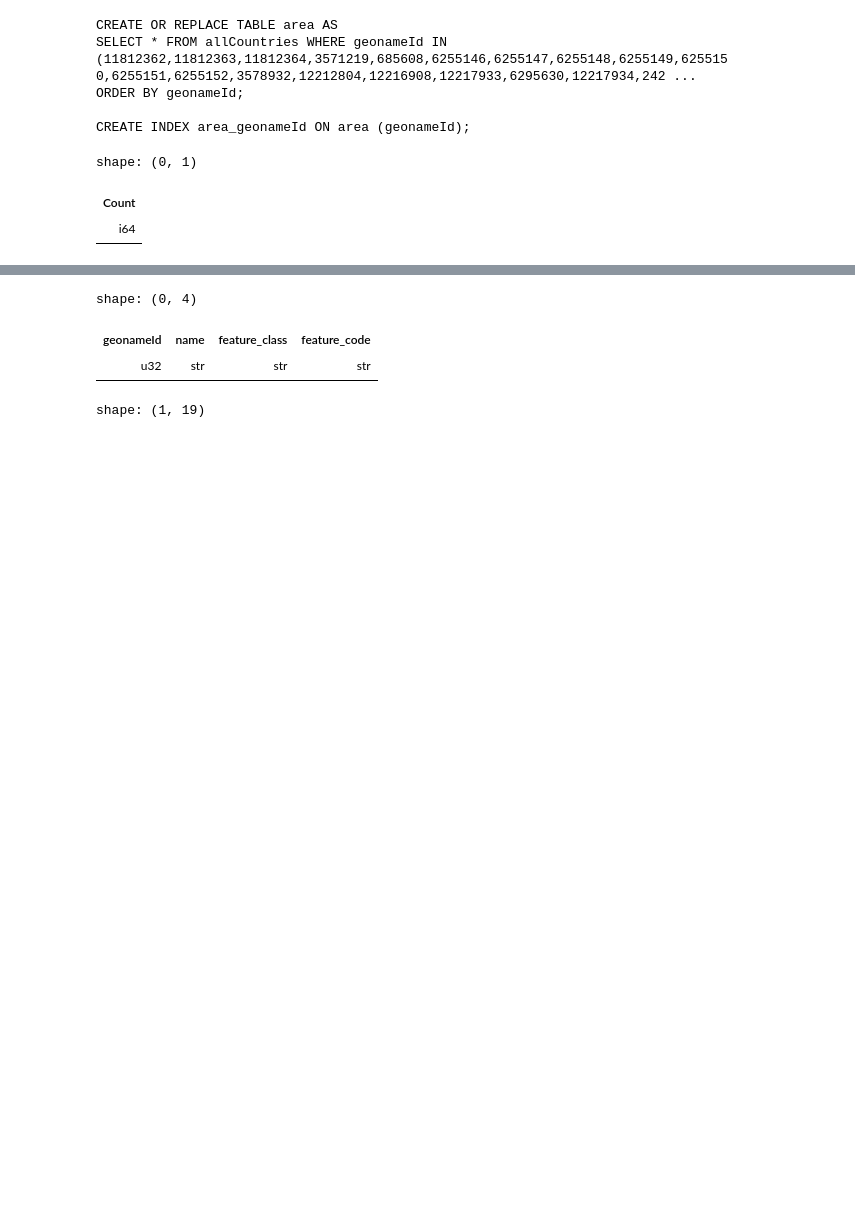
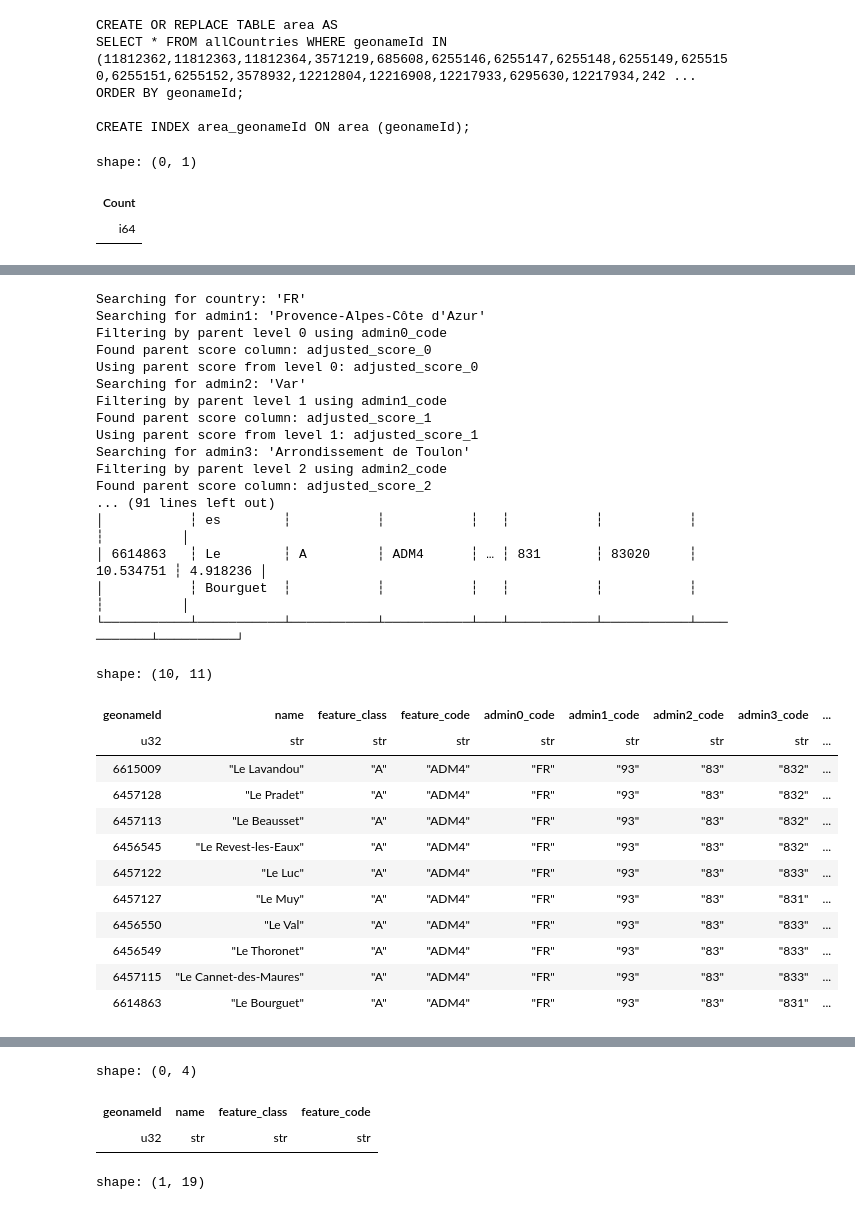
Before and after one commit to SamBroomy/heisenberg, a Jupyter notebook: test.ipynb, the cells around one changed output, grey strips where cells are left out. Saved outputs shown, nothing was run; the diff lists cells and outputs as text; code cells hidden in the pictures; blank space fills up the shorter version.

```diff
--- a/test.ipynb
+++ b/test.ipynb
@@ -1383,3 +1801,59 @@ shape: (0, 1)
+# %%
+# Search through the admin hierarchy
+results = hierarchical_search(
+    search_terms=[
+        "FR",
+        "Provence-Alpes-Côte d'Azur",
+        "Var",
+        "Arrondissement de Toulon",
+        "Le Lavandou",
+    ],
+    con=con,
+)
+
+# Access results for each level
+if "country" in results:
+    print("Country results:", results["country"])
+if "admin1" in results:
+    print("Admin1 results:", results["admin1"])
+if "admin2" in results:
+    print("Admin2 results:", results["admin2"])
+if "admin3" in results:
+    print("Admin3 results:", results["admin3"])
+if "admin4" in results:
+    print("Admin4 results:", results["admin4"])
+results["admin4"]
+# %% [output]
+Searching for country: 'FR'
+Searching for admin1: 'Provence-Alpes-Côte d'Azur'
+Filtering by parent level 0 using admin0_code
+Found parent score column: adjusted_score_0
+Using parent score from level 0: adjusted_score_0
+Searching for admin2: 'Var'
+Filtering by parent level 1 using admin1_code
+Found parent score column: adjusted_score_1
+Using parent score from level 1: adjusted_score_1
+Searching for admin3: 'Arrondissement de Toulon'
+Filtering by parent level 2 using admin2_code
+Found parent score column: adjusted_score_2
+... (91 lines left out)
+│           ┆ es        ┆           ┆           ┆   ┆           ┆           ┆           ┆          │
+│ 6614863   ┆ Le        ┆ A         ┆ ADM4      ┆ … ┆ 831       ┆ 83020     ┆ 10.534751 ┆ 4.918236 │
+│           ┆ Bourguet  ┆           ┆           ┆   ┆           ┆           ┆           ┆          │
+└───────────┴───────────┴───────────┴───────────┴───┴───────────┴───────────┴───────────┴──────────┘
+shape: (10, 11)
+| geonameId | name | feature_class | feature_code | admin0_code | admin1_code | admin2_code | admin3_code | ... |
+| u32 | str | str | str | str | str | str | str | ... |
+| 6615009 | "Le Lavandou" | "A" | "ADM4" | "FR" | "93" | "83" | "832" | ... |
+| 6457128 | "Le Pradet" | "A" | "ADM4" | "FR" | "93" | "83" | "832" | ... |
+| 6457113 | "Le Beausset" | "A" | "ADM4" | "FR" | "93" | "83" | "832" | ... |
+| 6456545 | "Le Revest-les-Eaux" | "A" | "ADM4" | "FR" | "93" | "83" | "832" | ... |
+| 6457122 | "Le Luc" | "A" | "ADM4" | "FR" | "93" | "83" | "833" | ... |
+| 6457127 | "Le Muy" | "A" | "ADM4" | "FR" | "93" | "83" | "831" | ... |
+| 6456550 | "Le Val" | "A" | "ADM4" | "FR" | "93" | "83" | "833" | ... |
+| 6456549 | "Le Thoronet" | "A" | "ADM4" | "FR" | "93" | "83" | "833" | ... |
+| 6457115 | "Le Cannet-des-Maures" | "A" | "ADM4" | "FR" | "93" | "83" | "833" | ... |
+| 6614863 | "Le Bourguet" | "A" | "ADM4" | "FR" | "93" | "83" | "831" | ... |
 # %%
 con.execute("""SELECT *
 FROM (
```
Also changed, not shown: parts of 16 cells of this notebook, 2 other files.
